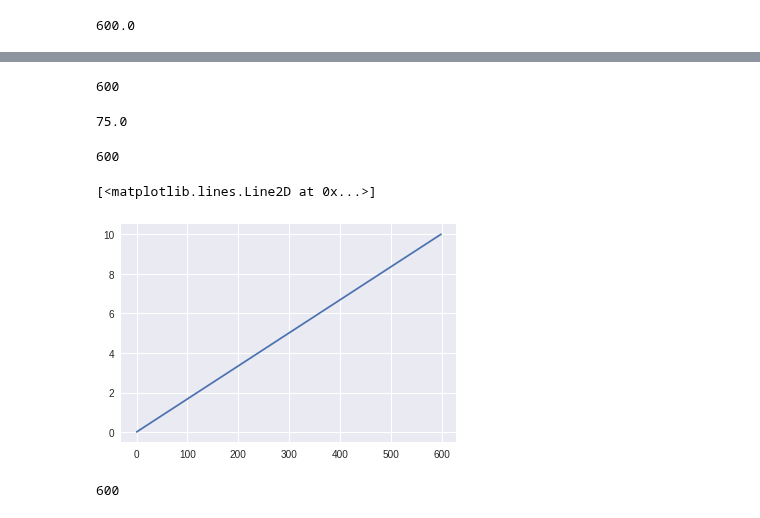
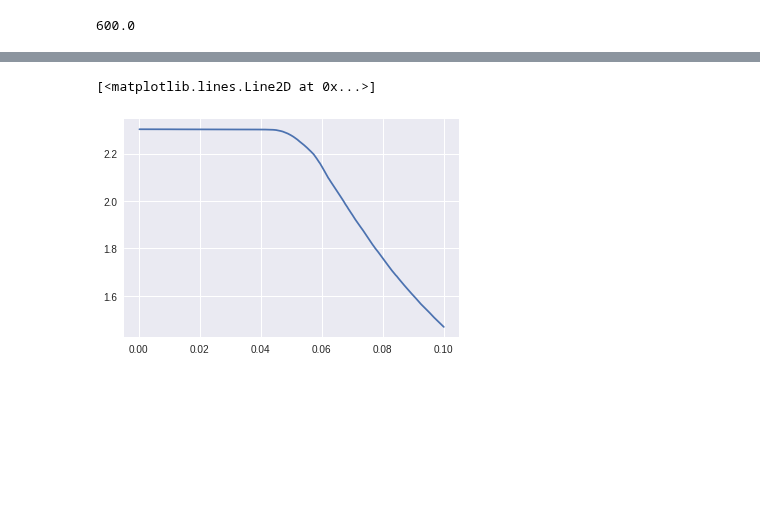
Before and after one commit to MariamQusai/DLToolboxImg, a Jupyter notebook: FindLR.ipynb, the cells around one changed output, grey strips where cells are left out. Cells and saved outputs as stored; diff of their text form; code cells hidden in the pictures; blank space fills up the shorter version.

```diff
--- a/FindLR.ipynb
+++ b/FindLR.ipynb
@@ -300,24 +281,8 @@ epoch: 0 iter: 600 metric: ('cross-entropy', 2.323613806152344)
-# %%
-len(sched.lrs)
-# %% [output]
-600
-# %%
-600/8
-# %% [output]
-75.0
-# %%
-len(sched.losses)
-# %% [output]
-600
 # %%
-plt.plot(sched.lrs)
+plt.plot(sched.lrs, sched.losses)
 # %% [output]
 [<matplotlib.lines.Line2D at 0x...>]
-[figure, old version]
+[figure, new version]
-# %%
-len(sched.lrs)
-# %% [output]
-600
 # %%
 sched.plot()
 # %% [output]
```
Also changed, not shown: parts of 40 cells of this notebook.
